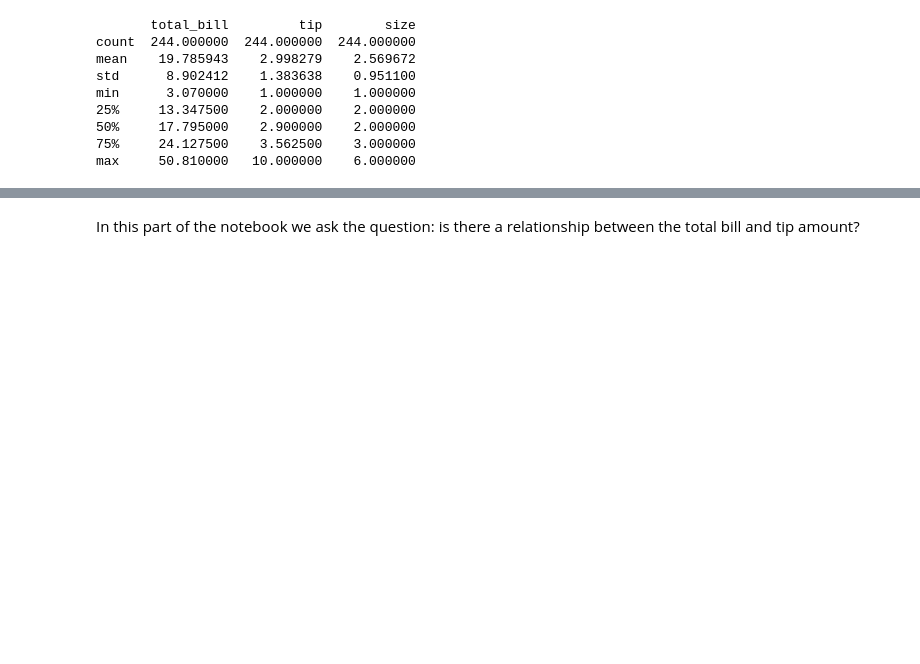
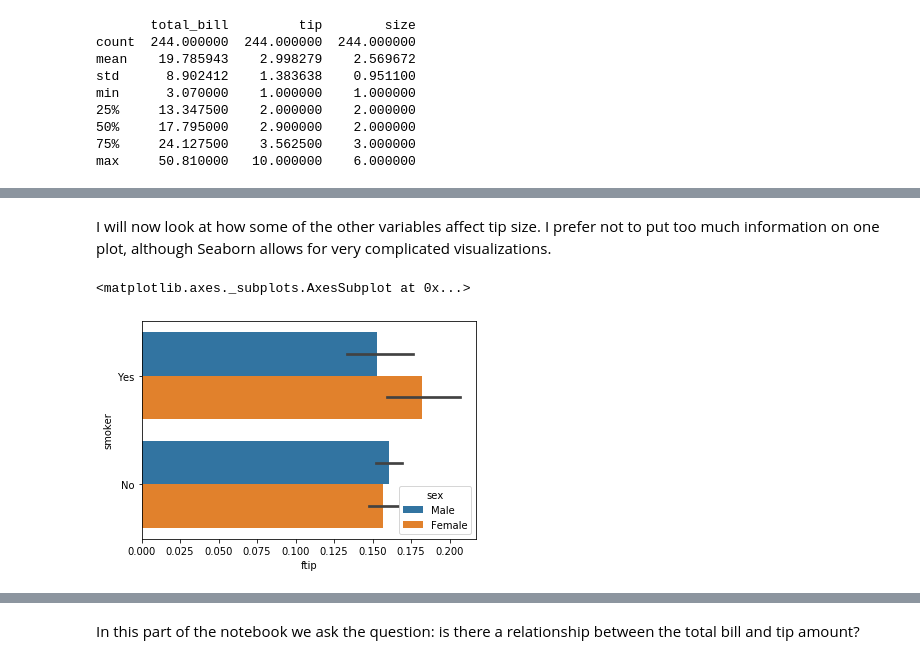
Before and after one commit to elizabethdaly/data-analysis-project, a Jupyter notebook: tips-data-analysis.ipynb, the cells around one changed output, grey strips where cells are left out. Cells and saved outputs as stored; diff of their text form; code cells hidden in the pictures; blank space fills up the shorter version.

```diff
--- a/tips-data-analysis.ipynb
+++ b/tips-data-analysis.ipynb
@@ -52,0 +116,8 @@ I would say that the most important information contained in the data set is the
+# %% [markdown]
+I will now look at how some of the other variables affect tip size. I prefer not to put too much information on one plot, although Seaborn allows for very complicated visualizations.
+# %%
+# Plot the fractional tip for smokers/non-smokers and male/female.
+sns.barplot(x= 'ftip', y= 'smoker', hue='sex', data = df)
+# %% [output]
+<matplotlib.axes._subplots.AxesSubplot at 0x...>
+[figure, added]
```
Also changed, not shown: parts of 16 cells of this notebook, 1 other file.
